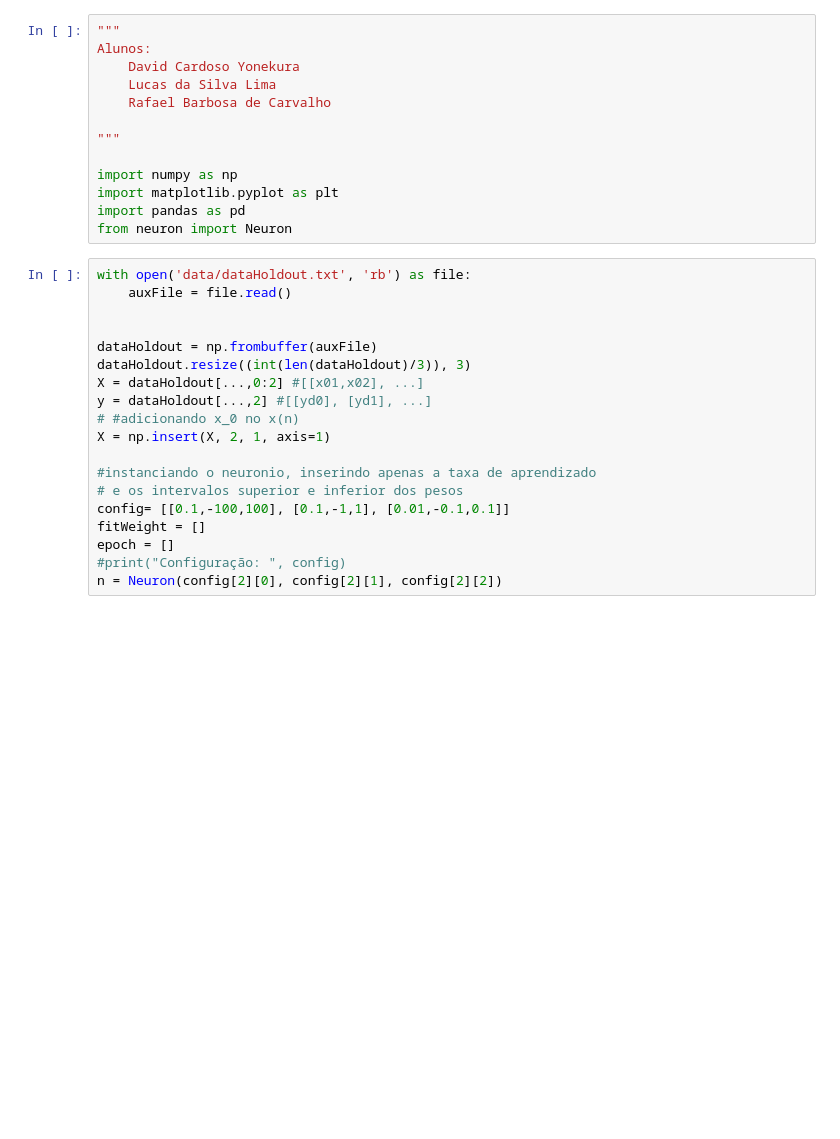
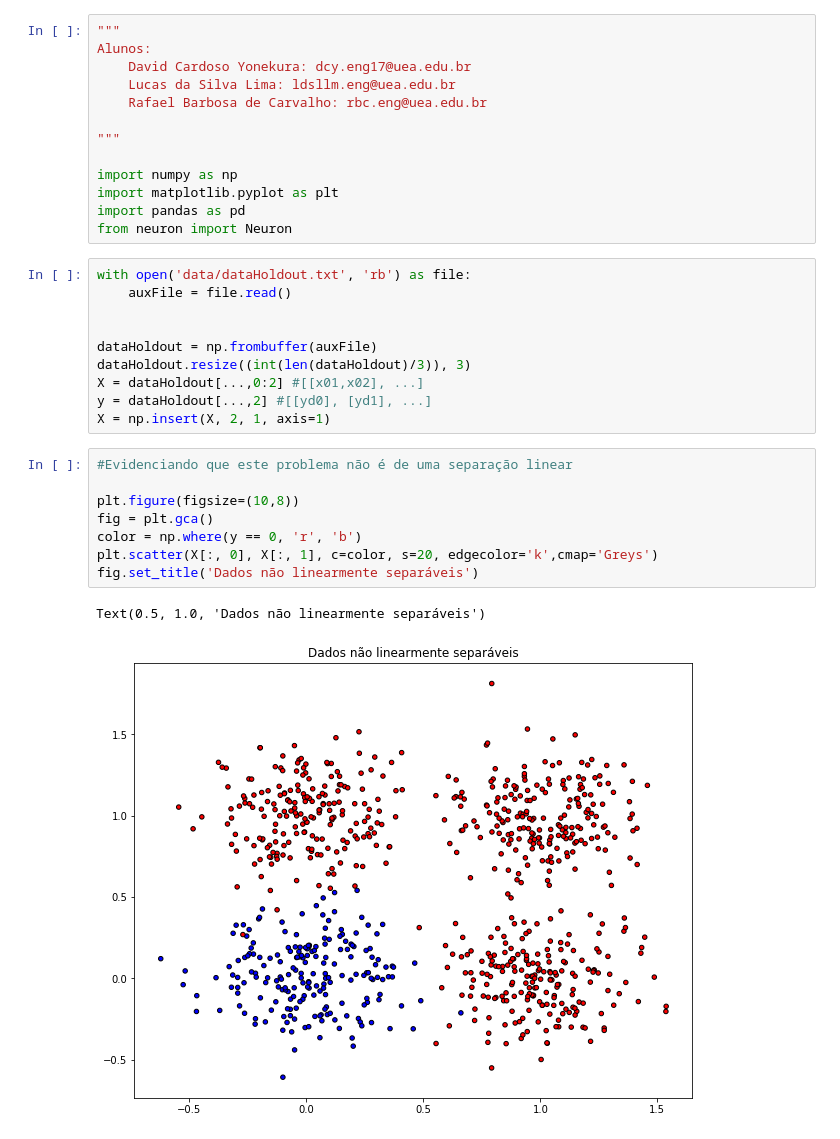
Before and after one commit to LucasLima21/perceptron-redesNeurais2020, a Jupyter notebook: src/secao3.ipynb, the cells around one changed output. Drawn from its saved outputs; the diff is of its cells as text; blank space fills up the shorter version.

```diff
--- a/src/secao3.ipynb
+++ b/src/secao3.ipynb
@@ -1,9 +1,9 @@
 # %%
 """
 Alunos:
-    David Cardoso Yonekura
-    Lucas da Silva Lima
-    Rafael Barbosa de Carvalho
+    David Cardoso Yonekura: dcy.eng17@uea.edu.br
+    Lucas da Silva Lima: ldsllm.eng@uea.edu.br
+    Rafael Barbosa de Carvalho: rbc.eng@uea.edu.br
 
 """
 
@@ -20,13 +20,15 @@ dataHoldout = np.frombuffer(auxFile)
 dataHoldout.resize((int(len(dataHoldout)/3)), 3)
 X = dataHoldout[...,0:2] #[[x01,x02], ...]
 y = dataHoldout[...,2] #[[yd0], [yd1], ...]
-# #adicionando x_0 no x(n)
 X = np.insert(X, 2, 1, axis=1)
-
-#instanciando o neuronio, inserindo apenas a taxa de aprendizado
-# e os intervalos superior e inferior dos pesos
-config= [[0.1,-100,100], [0.1,-1,1], [0.01,-0.1,0.1]]
-fitWeight = []
-epoch = []
-#print("Configuração: ", config)
-n = Neuron(config[2][0], config[2][1], config[2][2])
+# %%
+#Evidenciando que este problema não é de uma separação linear
+
+plt.figure(figsize=(10,8))
+fig = plt.gca()
+color = np.where(y == 0, 'r', 'b')
+plt.scatter(X[:, 0], X[:, 1], c=color, s=20, edgecolor='k',cmap='Greys')
+fig.set_title('Dados não linearmente separáveis')
+# %% [output]
+Text(0.5, 1.0, 'Dados não linearmente separáveis')
+[figure, added]
```
Also changed, not shown: parts of 6 cells of this notebook, 4 other files.
